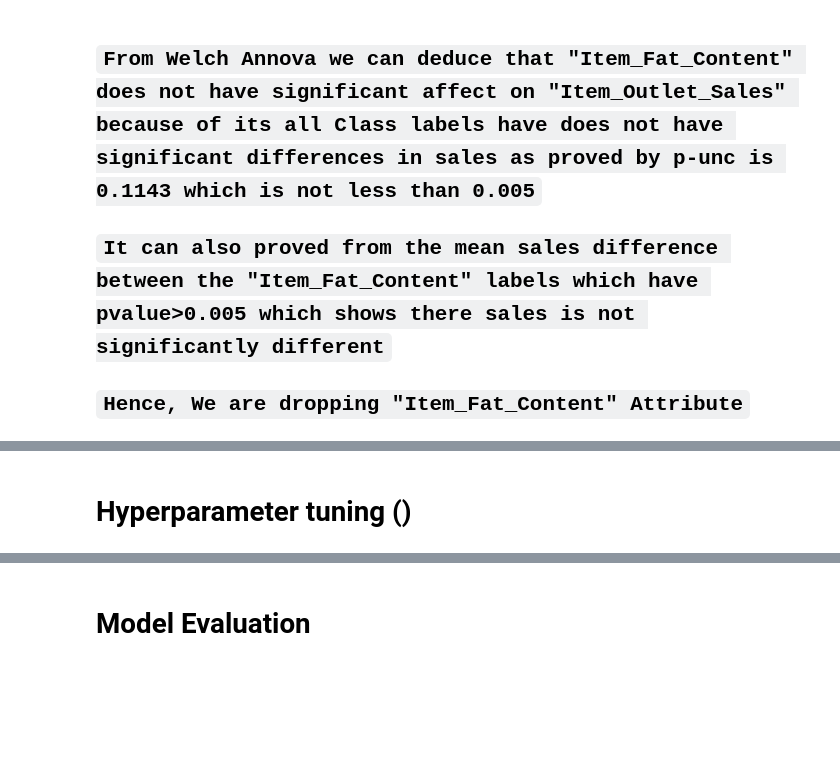
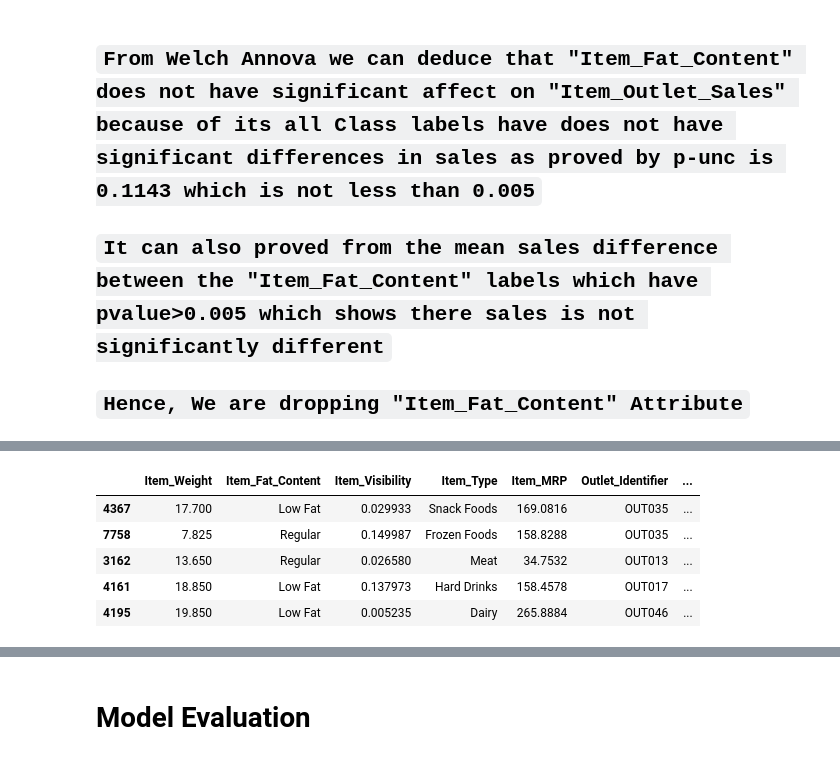
Before and after one commit to Gourav052003/Data-Driven-Sales-Forecasting-for-Big-Mart-Retail-Outlets, a Jupyter notebook: Big-Mart-Sales-Prediction.ipynb, the cells around one changed output, grey strips where cells are left out. Saved outputs shown, nothing was run; the diff lists cells and outputs as text; code cells hidden in the pictures; blank space fills up the shorter version.

```diff
--- a/Big-Mart-Sales-Prediction.ipynb
+++ b/Big-Mart-Sales-Prediction.ipynb
@@ -873,2 +922,9 @@ LGBM_model.fit(x,y)
-# %% [markdown]
-# Hyperparameter tuning ()
+# %%
+validation.head()
+# %% [output]
+|  | Item_Weight | Item_Fat_Content | Item_Visibility | Item_Type | Item_MRP | Outlet_Identifier | ... |
+| 4367 | 17.700 | Low Fat | 0.029933 | Snack Foods | 169.0816 | OUT035 | ... |
+| 7758 | 7.825 | Regular | 0.149987 | Frozen Foods | 158.8288 | OUT035 | ... |
+| 3162 | 13.650 | Regular | 0.026580 | Meat | 34.7532 | OUT013 | ... |
+| 4161 | 18.850 | Low Fat | 0.137973 | Hard Drinks | 158.4578 | OUT017 | ... |
+| 4195 | 19.850 | Low Fat | 0.005235 | Dairy | 265.8884 | OUT046 | ... |
```
Also changed, not shown: parts of 46 cells of this notebook, 4 other files.
